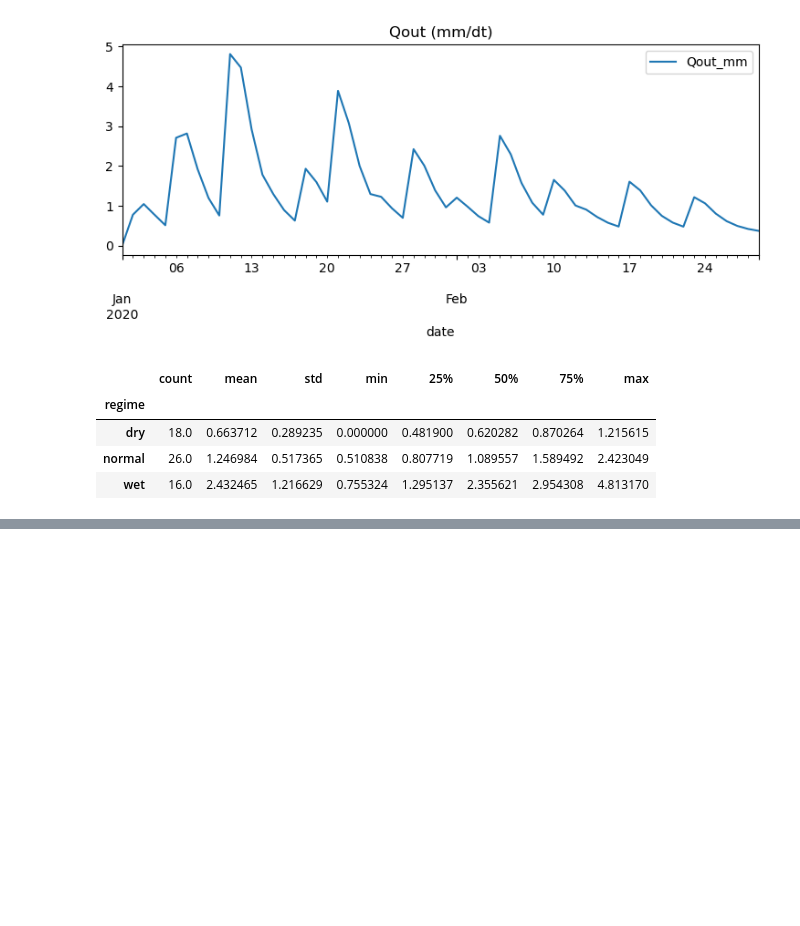
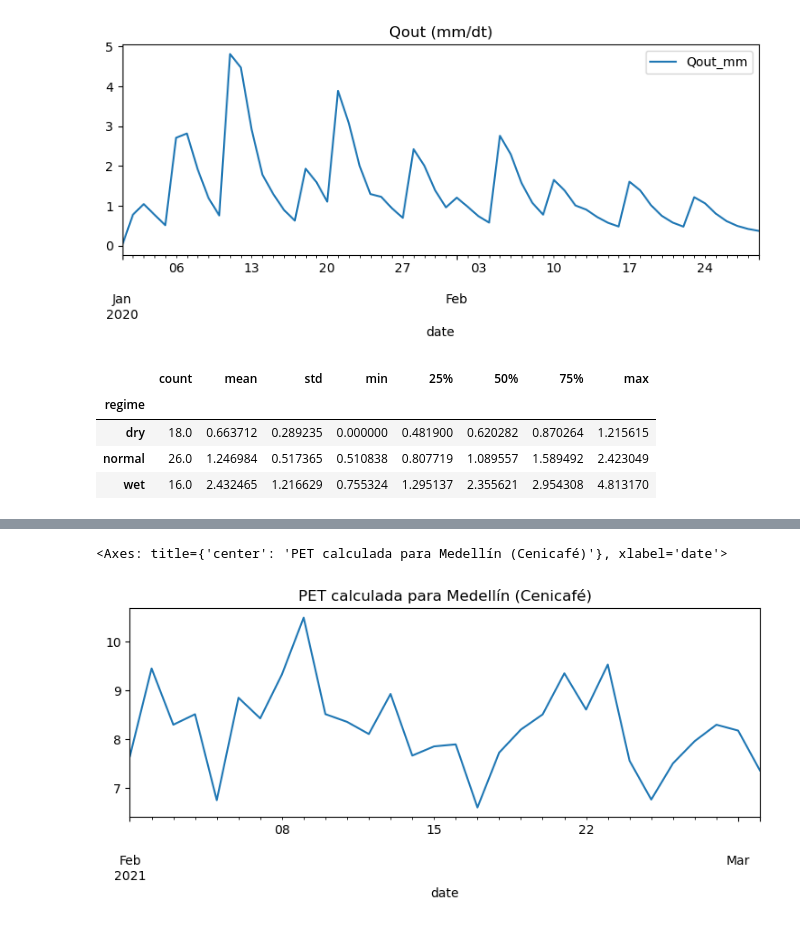
Before and after one commit to uranzea/ModHD, a Jupyter notebook: notebooks/calibracion_y_analisis.ipynb, the cells around one changed output, grey strips where cells are left out. Drawn from its saved outputs; the diff is of its cells as text; code cells hidden in the pictures; blank space fills up the shorter version.

```diff
--- a/notebooks/calibracion_y_analisis.ipynb
+++ b/notebooks/calibracion_y_analisis.ipynb
@@ -68,0 +141,13 @@ wet NSE= 0.9426917162472523
+# %%
+# 8) Cargar datos de temperatura y radiación de Medellín y calcular PET con Cenicafé
+df_med = pd.read_csv('../data/medellin_pet_inputs.csv', parse_dates=['date'])
+df_med = df_med.set_index('date')
+# Calcular PET con el método de Cenicafé
+df_med_pet = ensure_pet(df_med, method='cenicafe')
+df_med_pet[['Tmean_C','Rs_MJ_m2_d','PET_mm']].head()
+
+# Graficar PET resultante
+df_med_pet['PET_mm'].plot(title='PET calculada para Medellín (Cenicafé)', figsize=(9,3))
+# %% [output]
+<Axes: title={'center': 'PET calculada para Medellín (Cenicafé)'}, xlabel='date'>
+[figure, added]
```
Also changed, not shown: parts of 7 cells of this notebook, 6 other files.
